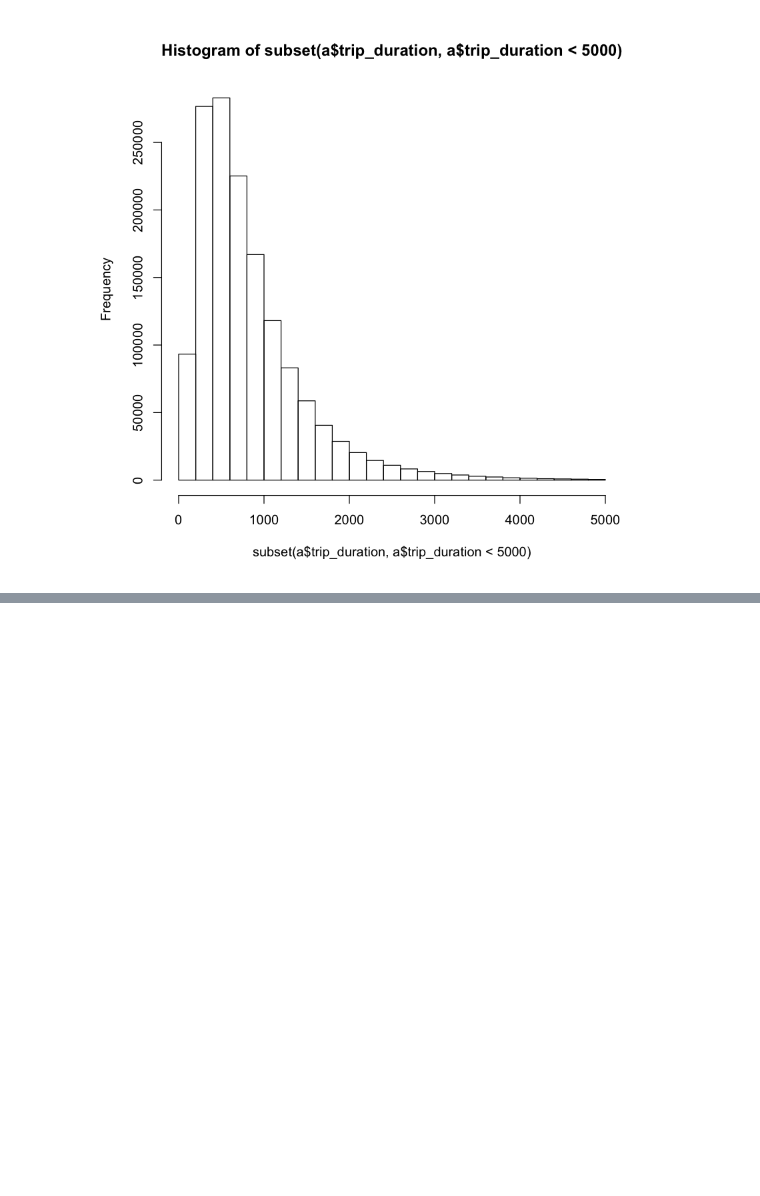
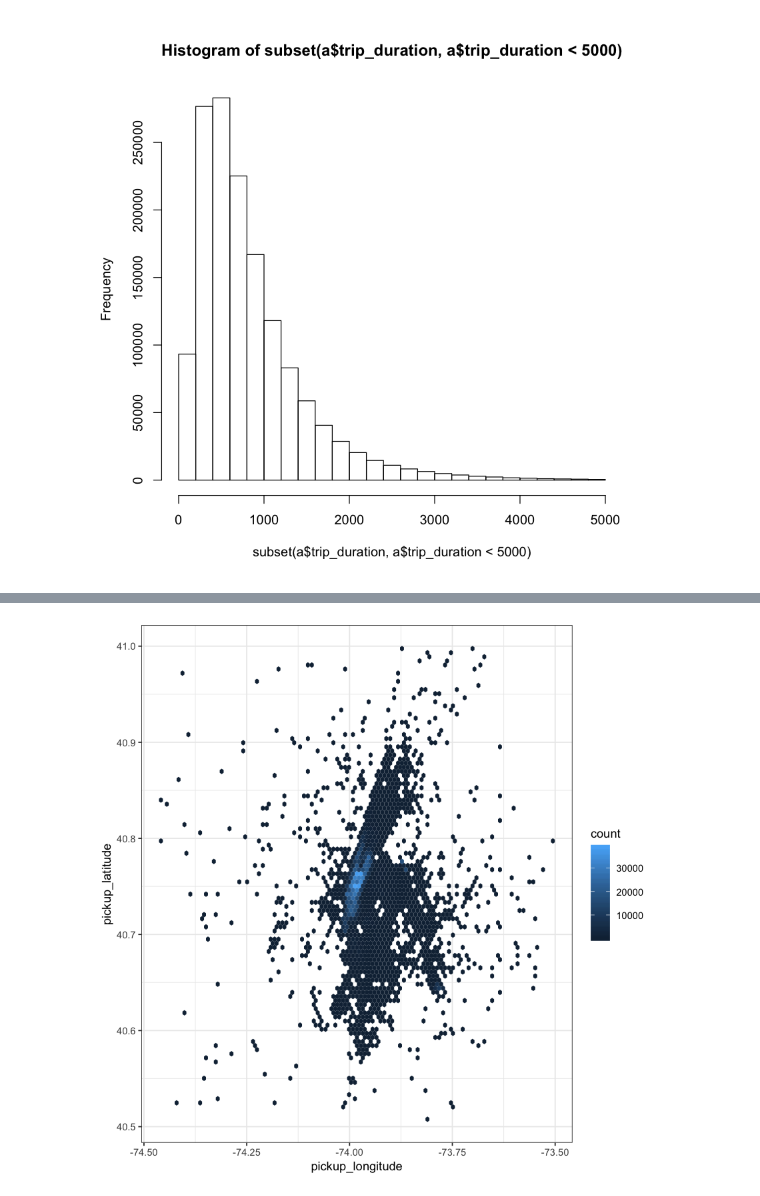
Before and after one commit to teamf3b/NYtaxy, a Jupyter notebook: data_analysis.ipynb, the cells around one changed output, grey strips where cells are left out. Saved outputs shown, nothing was run; the diff lists cells and outputs as text; code cells hidden in the pictures; blank space fills up the shorter version.

```diff
--- a/data_analysis.ipynb
+++ b/data_analysis.ipynb
@@ -26,0 +50,11 @@ hist(subset(a$trip_duration, a$trip_duration < 5000))
+# %%
+d =  subset(a,
+            a$pickup_longitude > -74.5 & a$pickup_latitude < 41 &
+            a$pickup_longitude < -73.5 & a$pickup_latitude > 40.5
+    )
+
+ggplot(data=d, aes(x=pickup_longitude, y=pickup_latitude) ) +
+  geom_hex(bins=100) +
+  theme_bw()
+# %% [output]
+[figure, added]
```
Also changed, not shown: parts of 6 cells of this notebook.
